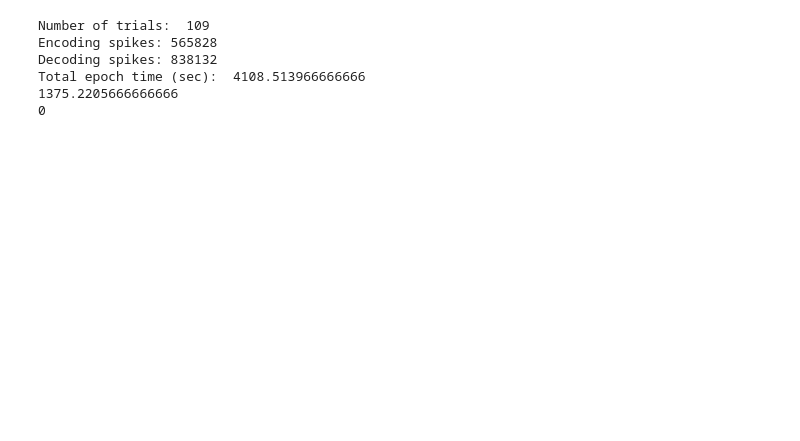
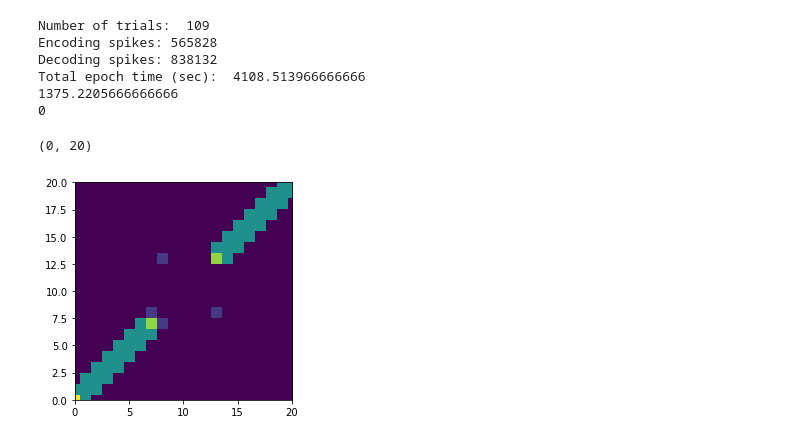
Before and after one commit to trevortknguyen/spykshrk_realtime, a Jupyter notebook: jupyter-notebooks/MEC_functionalized_box_1_pixel.ipynb, the cells around one changed output. Drawn from its saved outputs; the diff is of its cells as text; code cells hidden in the pictures; blank space fills up the shorter version.

```diff
--- a/jupyter-notebooks/MEC_functionalized_box_1_pixel.ipynb
+++ b/jupyter-notebooks/MEC_functionalized_box_1_pixel.ipynb
@@ -286,3 +286,14 @@ decode_settings = trodes2SS.AttrDict({'trans_smooth_std': 2,
                                 'time_bin_size':150})
 
 #sungod_trans_mat = sungod_util.calc_sungod_trans_mat(encode_settings, decode_settings)
+# %%
+original_trans_mat = sungod_util.calc_sungod_trans_mat(encode_settings, decode_settings)
+# %%
+# this is the original transition matrix - box is 8 pixels
+#plt.imshow(sungod_trans_mat,cmap='magma')
+plt.imshow(np.linalg.matrix_power(original_trans_mat,1))
+plt.ylim([0,20])
+plt.xlim([0,20])
+# %% [output]
+(0, 20)
+[figure, added]
```
Also changed, not shown: parts of 27 cells of this notebook, 10 other files.
